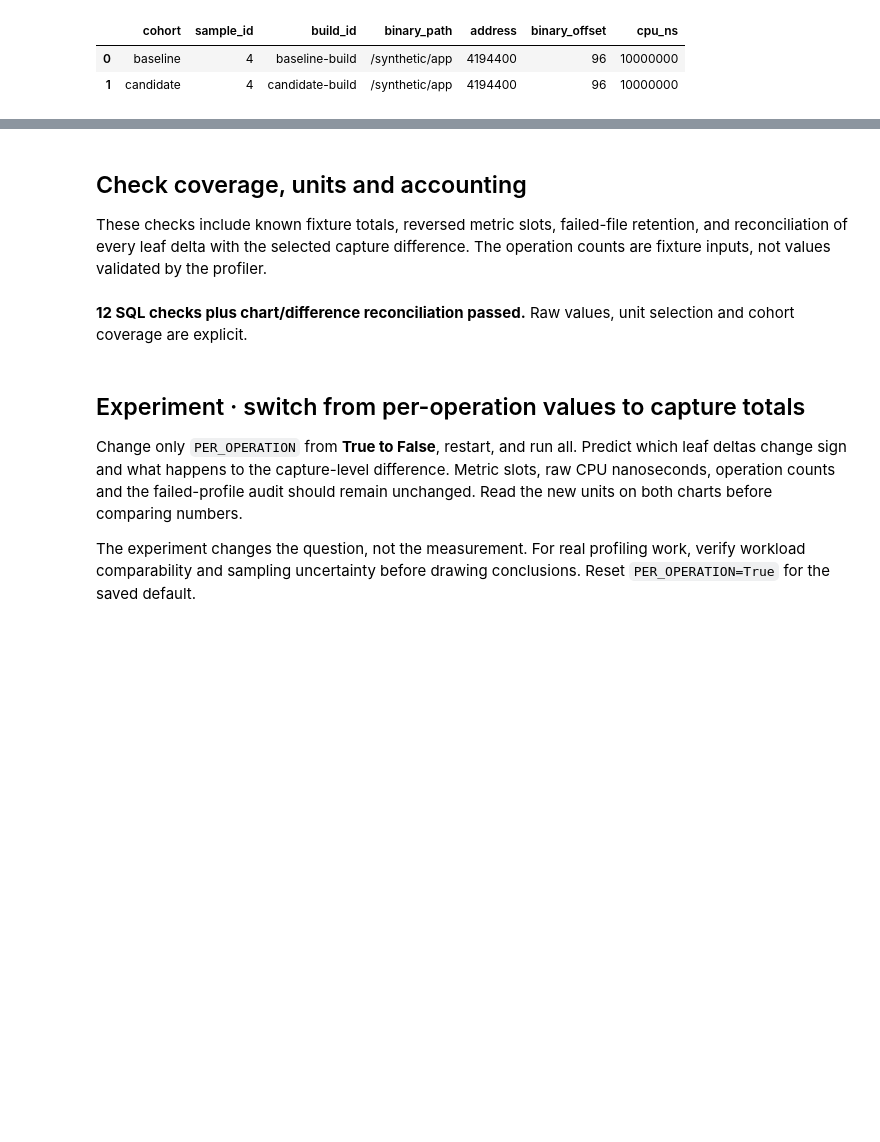
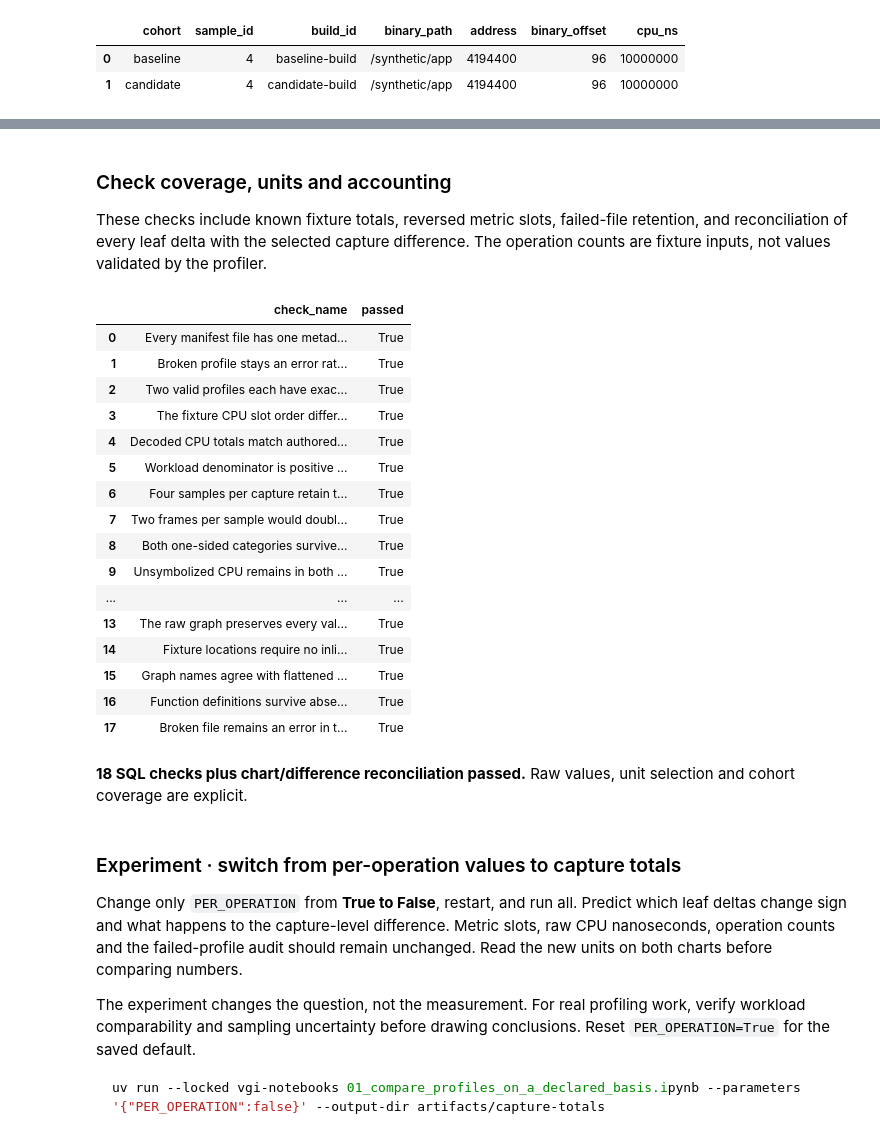
Before and after one commit to Query-farm/vgi-pprof, a Jupyter notebook: notebooks/01_compare_profiles_on_a_declared_basis.ipynb, the cells around one changed output, grey strips where cells are left out. Saved outputs shown, nothing was run; the diff lists cells and outputs as text; code cells hidden in the pictures; blank space fills up the shorter version.

````diff
--- a/notebooks/01_compare_profiles_on_a_declared_basis.ipynb
+++ b/notebooks/01_compare_profiles_on_a_declared_basis.ipynb
@@ -26,26 +33,3 @@ CPU totals. These answer different questions. The raw profiles and workload coun
 stay fixed. Restart and run all after editing the boolean.
 # %%
 PER_OPERATION = True
-# %%
-import os
-
-os.environ["PLOOMBER_STATS_ENABLED"] = "false"
-import haybarn
-import pandas as pd
-import numpy as np
-import matplotlib.pyplot as plt
-from IPython.display import display
-from notebook_support import finish, prose, theme
-
-if type(PER_OPERATION) is not bool:
-    raise ValueError("PER_OPERATION must be True or False.")
-parts = delta = totals = checks = pd.DataFrame()
-unit = "CPU milliseconds per completed operation" if PER_OPERATION else "Captured CPU milliseconds"
-theme()
-con = haybarn.connect()
-%load_ext sql
-%config SqlMagic.autopandas = True
-%config SqlMagic.feedback = False
-%config SqlMagic.displaycon = False
-%sql con
-%matplotlib inline
@@ -214,0 +201,7 @@ On the selected basis, baseline is **1.3** and candidate is **0.95** (cpu millis
+# %%
+left = example.parts(parts, PER_OPERATION)
+prose(
+    f"On the selected basis, baseline is **{left[0]:.3g}** and candidate is **{left[1]:.3g}** "
+    f"({unit.lower()}). The difference is **{left[1] - left[0]:+.3g}**. "
+    "These stacked parts partition the profile's CPU values; they do not stack inclusive call-tree totals."
+)
@@ -330,5 +357,5 @@ SELECT * FROM unknown_addresses ORDER BY cohort;
 # %% [markdown]
-## Check coverage, units and accounting
+### Check coverage, units and accounting
 
 These checks include known fixture totals, reversed metric slots, failed-file retention,
 and reconciliation of every leaf delta with the selected capture difference. The
@@ -367,13 +411,31 @@ UNION ALL SELECT 'Leaf differences reconcile to the chosen total difference',
 # %%
-assert checks.passed.all(), checks.loc[~checks.passed].to_dict("records")
+display(checks)
+assert checks.passed.notna().all() and checks.passed.all(), checks.loc[~checks.passed].to_dict("records")
 assert abs(float(delta.delta.sum()) - (float(left[1]) - float(left[0]))) < 1e-9
 prose(
     f"**{len(checks)} SQL checks plus chart/difference reconciliation passed.** Raw values, unit selection and cohort coverage are explicit."
 )
 # %% [output]
+|  | check_name | passed |
+| 0 | Every manifest file has one metad... | True |
+| 1 | Broken profile stays an error rat... | True |
+| 2 | Two valid profiles each have exac... | True |
+| 3 | The fixture CPU slot order differ... | True |
+| 4 | Decoded CPU totals match authored... | True |
+| 5 | Workload denominator is positive ... | True |
+| 6 | Four samples per capture retain t... | True |
+| 7 | Two frames per sample would doubl... | True |
+| 8 | Both one-sided categories survive... | True |
+| 9 | Unsymbolized CPU remains in both ... | True |
+| ... | ... | ... |
+| 13 | The raw graph preserves every val... | True |
+| 14 | Fixture locations require no inli... | True |
+| 15 | Graph names agree with flattened ... | True |
+| 16 | Function definitions survive abse... | True |
+| 17 | Broken file remains an error in t... | True |
-**12 SQL checks plus chart/difference reconciliation passed.** Raw values, unit selection and cohort coverage are explicit.
+**18 SQL checks plus chart/difference reconciliation passed.** Raw values, unit selection and cohort coverage are explicit.
 # %% [markdown]
-## Experiment · switch from per-operation values to capture totals
+### Experiment · switch from per-operation values to capture totals
 
 Change only `PER_OPERATION` from **True to False**, restart, and run all. Predict
 which leaf deltas change sign and what happens to the capture-level difference.
@@ -383,3 +445,7 @@ should remain unchanged. Read the new units on both charts before comparing numb
 The experiment changes the question, not the measurement. For real profiling work,
 verify workload comparability and sampling uncertainty before drawing conclusions.
 Reset `PER_OPERATION=True` for the saved default.
+
+```sh
+uv run --locked vgi-notebooks 01_compare_profiles_on_a_declared_basis.ipynb --parameters '{"PER_OPERATION":false}' --output-dir artifacts/capture-totals
+```
````
Also changed, not shown: parts of 27 cells of this notebook, 9 other files.
